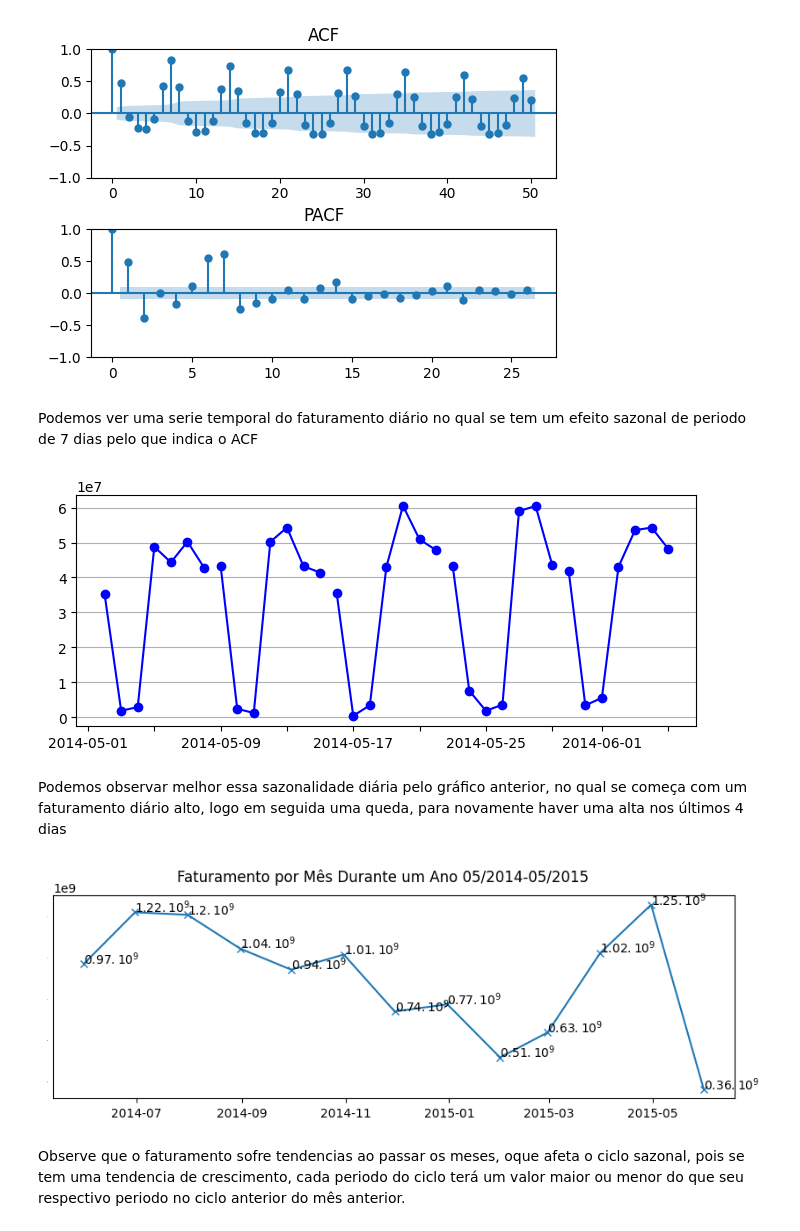
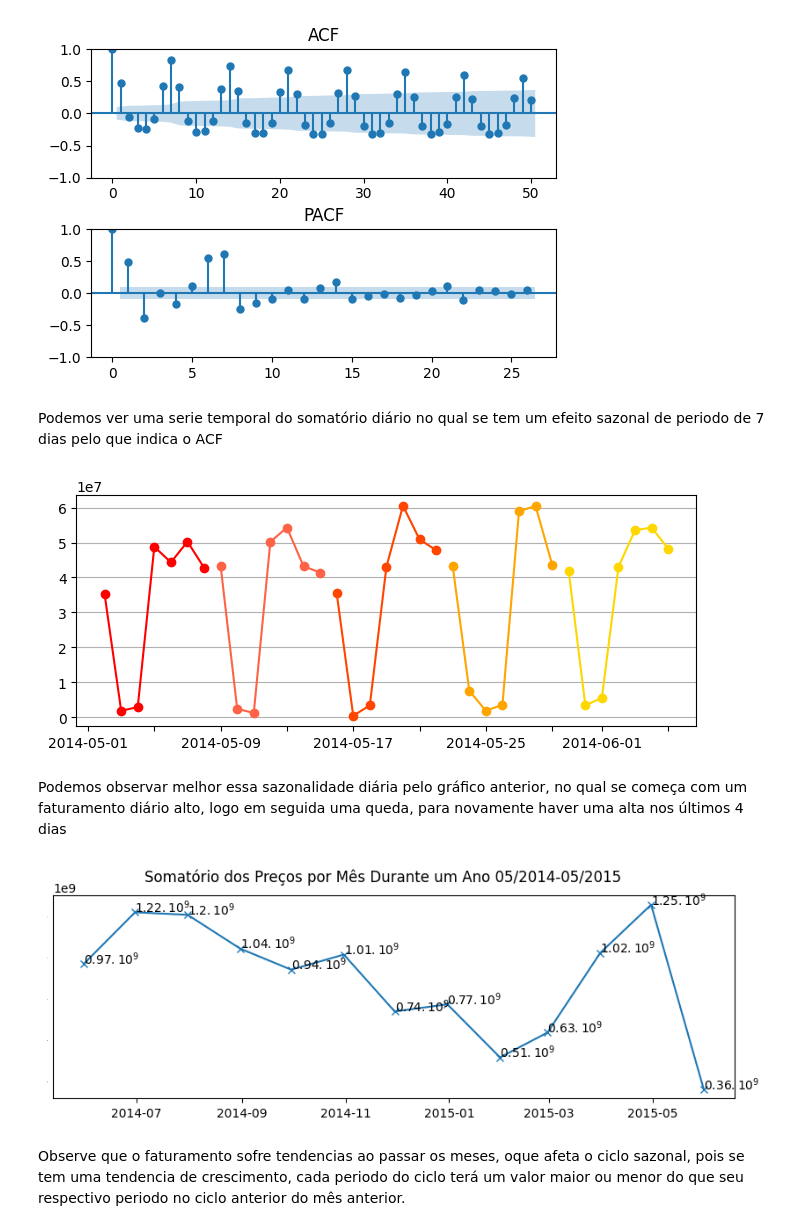
Before and after one commit to MarcioB1999/Previsao_Precos, a Jupyter notebook: analise_dados.ipynb, the cells around one changed output. Cells and saved outputs as stored; diff of their text form; code cells hidden in the pictures.

```diff
--- a/analise_dados.ipynb
+++ b/analise_dados.ipynb
@@ -96,13 +246,13 @@ fig=plt.figure(figsize=(8,6))
 plt.subplots_adjust(wspace=0.3, hspace=0.4)
 
 ax=fig.add_subplot(2,1,1)
-ax.set_title('Faturamento por Dia Durante um Ano')
+ax.set_title('Somatório dos Preços por Dia Durante um Ano')
 plt.plot(data_series_day)
 plt.grid(axis='both')
 
 ax=fig.add_subplot(2,2,3)
 
-ax.set_title('Tendência do Faturamento')
+ax.set_title('Tendência do Somatório dos Preços')
 plt.plot(tendencia)
 for i,tick in enumerate(ax.xaxis.get_ticklabels()):
     if i == 0 or i == 3 or i == 6:
@@ -113,7 +263,7 @@ plt.grid(axis='both')
 
 
 ax=fig.add_subplot(2,2,4)
-ax.set_title('Sazonalidades do Faturamento')
+ax.set_title('Sazonalidades do Somatório dos Preços')
 plt.plot(sazonal)
 for i,tick in enumerate(ax.xaxis.get_ticklabels()):
     if i == 0 or i == 3 or i == 6:
@@ -137,26 +289,29 @@ plt.show()
 # %% [output]
 [figure]
 # %% [markdown]
-Podemos ver uma serie temporal do faturamento diário no qual se tem um efeito sazonal de periodo de 7 dias pelo que indica o ACF
+Podemos ver uma serie temporal do somatório diário no qual se tem um efeito sazonal de periodo de 7 dias pelo que indica o ACF
 # %%
 fig=plt.figure(figsize=(8,3))
 
 ax=fig.add_subplot(1,1,1)
+colors = ['red','tomato','orangered','orange','gold']
 
 
 for i in range(5):
-    plt.plot(data_series_day.iloc[i*7:(i+1)*7],marker='o',color='blue')
+    plt.plot(data_series_day.iloc[i*7:(i+1)*7],marker='o',color=colors[i],label=f'semana {i}')
 
 
 for i,tick in enumerate(ax.xaxis.get_ticklabels()):
     if i%2 == 0:
         tick.set_visible(True)
     else:
         tick.set_visible(False)
 
+#plt.legend()
+
 plt.grid(axis='y')
 # %% [output]
-[figure, old version]
+[figure, new version]
 # %% [markdown]
 Podemos observar melhor essa sazonalidade diária pelo gráfico anterior, no qual se começa com um faturamento diário alto, logo em seguida uma queda, para novamente haver uma alta nos últimos 4 dias
 # %%
@@ -165,7 +320,7 @@ fig=plt.figure(figsize=(10,3))
 
 #------------------------------------------------------------------
 ax=fig.add_subplot(1,1,1)
-fig.suptitle('Faturamento por Mês Durante um Ano 05/2014-05/2015')
+fig.suptitle('Somatório dos Preços por Mês Durante um Ano 05/2014-05/2015')
 
 data_series_mes=data_series.resample('M').sum()
 plt.plot(data_series_mes, 'x-')
@@ -175,7 +330,7 @@ aux=[datetime.datetime.strptime(i.isoformat()[:10],'%Y-%m-%d') for i in data_ser
 for i in aux:
     plt.text(i, data_series_mes.loc[i], f"{round(data_series_mes.loc[i].values[0]/1000000000,2)}"+r'$.10^{9}$')
 # %% [output]
-[figure, old version]
+[figure, new version]
 # %% [markdown]
 Observe que o faturamento sofre tendencias ao passar os meses, oque afeta o ciclo sazonal, pois se tem uma tendencia de crescimento, cada periodo do ciclo terá um valor maior ou menor do que seu respectivo periodo no ciclo anterior do mês anterior.
 # %%
```
Also changed, not shown: parts of 49 cells of this notebook, 4 other files.
